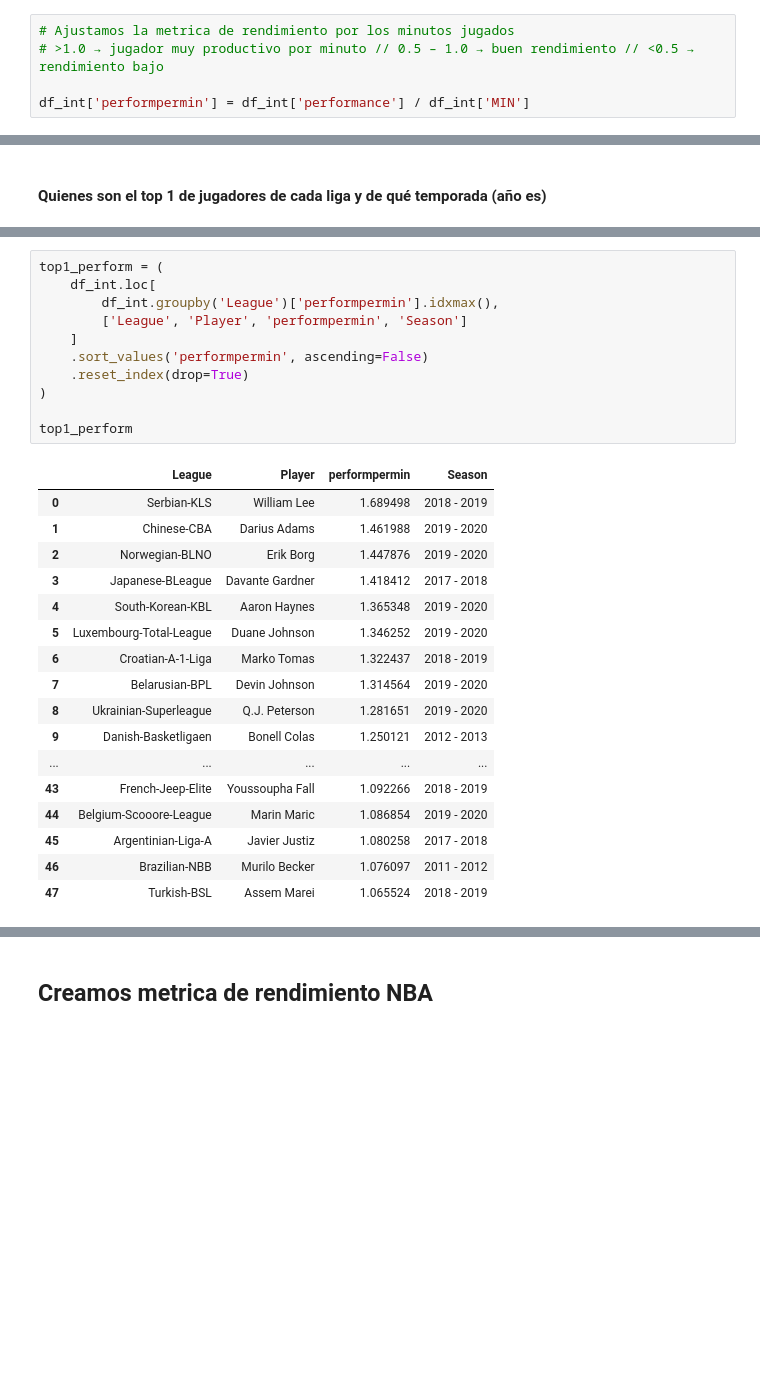
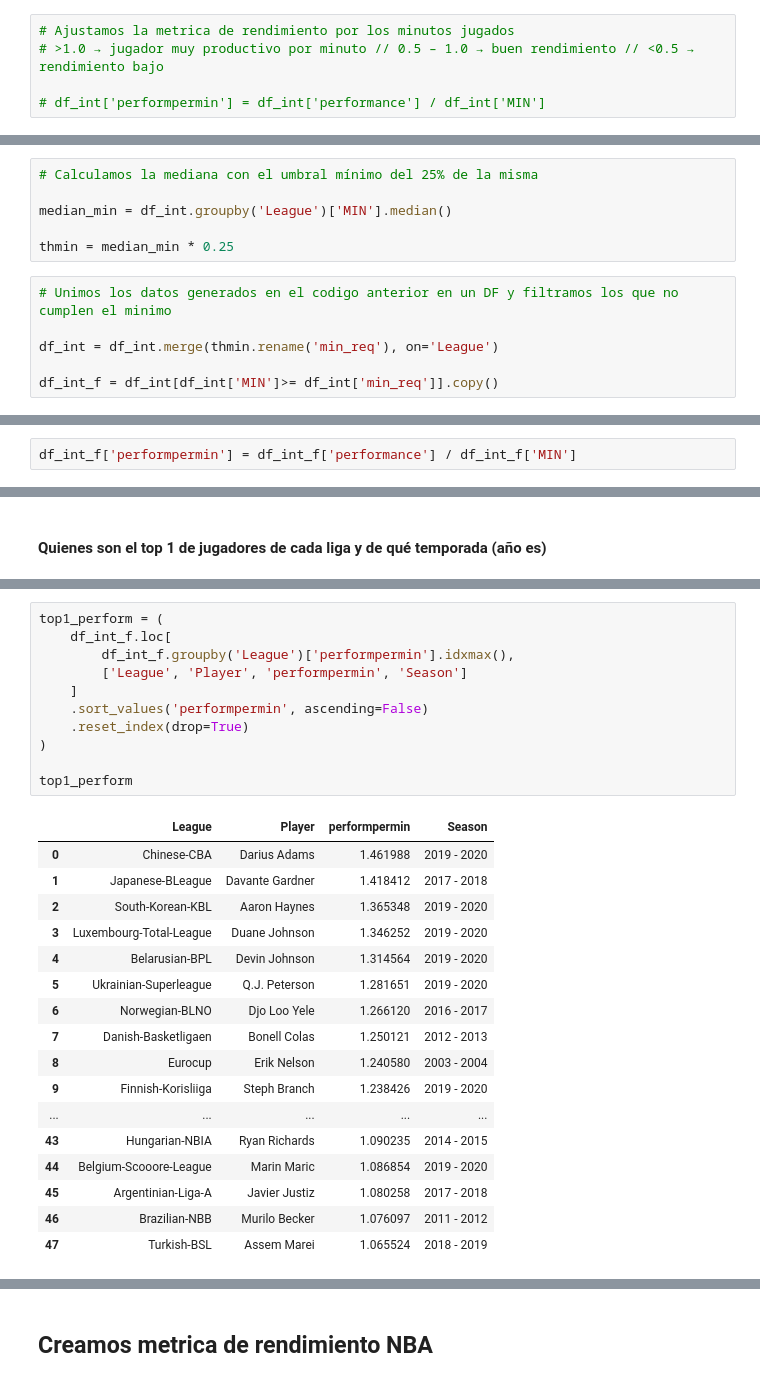
Before and after one commit to c0sh1/basketball_stats_analysis, a Jupyter notebook: Notebook/EDA.ipynb, the cells around one changed output, grey strips where cells are left out. Saved outputs shown, nothing was run; the diff lists cells and outputs as text; blank space fills up the shorter version.

```diff
--- a/Notebook/EDA.ipynb
+++ b/Notebook/EDA.ipynb
@@ -274,4 +274,4 @@ df_int['performance'] = df_int['PTS'] + df_int['REB'] + df_int['AST'] + df_int['
 # Ajustamos la metrica de rendimiento por los minutos jugados
 # >1.0 → jugador muy productivo por minuto // 0.5 – 1.0 → buen rendimiento // <0.5 → rendimiento bajo
 
-df_int['performpermin'] = df_int['performance'] / df_int['MIN']
+# df_int['performpermin'] = df_int['performance'] / df_int['MIN']
@@ -277,0 +280,12 @@ df_int['performpermin'] = df_int['performance'] / df_int['MIN']
+# %%
+# Calculamos la mediana con el umbral mínimo del 25% de la misma
+
+median_min = df_int.groupby('League')['MIN'].median()
+
+thmin = median_min * 0.25
+# %%
+# Unimos los datos generados en el codigo anterior en un DF y filtramos los que no cumplen el minimo
+
+df_int = df_int.merge(thmin.rename('min_req'), on='League')
+
+df_int_f = df_int[df_int['MIN']>= df_int['min_req']].copy()
@@ -278,3 +294,5 @@ df_int['performpermin'] = df_int['performance'] / df_int['MIN']
+# %%
+df_int_f['performpermin'] = df_int_f['performance'] / df_int_f['MIN']
 # %% [markdown]
 #### TOP 5 LIGAS
 # %%
@@ -349,28 +403,28 @@ plt.show()
 # %%
 top1_perform = (
-    df_int.loc[
-        df_int.groupby('League')['performpermin'].idxmax(),
+    df_int_f.loc[
+        df_int_f.groupby('League')['performpermin'].idxmax(),
         ['League', 'Player', 'performpermin', 'Season']
     ]
     .sort_values('performpermin', ascending=False)
     .reset_index(drop=True)
 )
 
 top1_perform
 # %% [output]
 |  | League | Player | performpermin | Season |
-| 0 | Serbian-KLS | William Lee | 1.689498 | 2018 - 2019 |
-| 1 | Chinese-CBA | Darius Adams | 1.461988 | 2019 - 2020 |
-| 2 | Norwegian-BLNO | Erik Borg | 1.447876 | 2019 - 2020 |
-| 3 | Japanese-BLeague | Davante Gardner | 1.418412 | 2017 - 2018 |
-| 4 | South-Korean-KBL | Aaron Haynes | 1.365348 | 2019 - 2020 |
-| 5 | Luxembourg-Total-League | Duane Johnson | 1.346252 | 2019 - 2020 |
-| 6 | Croatian-A-1-Liga | Marko Tomas | 1.322437 | 2018 - 2019 |
-| 7 | Belarusian-BPL | Devin Johnson | 1.314564 | 2019 - 2020 |
-| 8 | Ukrainian-Superleague | Q.J. Peterson | 1.281651 | 2019 - 2020 |
-| 9 | Danish-Basketligaen | Bonell Colas | 1.250121 | 2012 - 2013 |
+| 0 | Chinese-CBA | Darius Adams | 1.461988 | 2019 - 2020 |
+| 1 | Japanese-BLeague | Davante Gardner | 1.418412 | 2017 - 2018 |
+| 2 | South-Korean-KBL | Aaron Haynes | 1.365348 | 2019 - 2020 |
+| 3 | Luxembourg-Total-League | Duane Johnson | 1.346252 | 2019 - 2020 |
+| 4 | Belarusian-BPL | Devin Johnson | 1.314564 | 2019 - 2020 |
+| 5 | Ukrainian-Superleague | Q.J. Peterson | 1.281651 | 2019 - 2020 |
+| 6 | Norwegian-BLNO | Djo Loo Yele | 1.266120 | 2016 - 2017 |
+| 7 | Danish-Basketligaen | Bonell Colas | 1.250121 | 2012 - 2013 |
+| 8 | Eurocup | Erik Nelson | 1.240580 | 2003 - 2004 |
+| 9 | Finnish-Korisliiga | Steph Branch | 1.238426 | 2019 - 2020 |
 | ... | ... | ... | ... | ... |
-| 43 | French-Jeep-Elite | Youssoupha Fall | 1.092266 | 2018 - 2019 |
+| 43 | Hungarian-NBIA | Ryan Richards | 1.090235 | 2014 - 2015 |
 | 44 | Belgium-Scooore-League | Marin Maric | 1.086854 | 2019 - 2020 |
 | 45 | Argentinian-Liga-A | Javier Justiz | 1.080258 | 2017 - 2018 |
 | 46 | Brazilian-NBB | Murilo Becker | 1.076097 | 2011 - 2012 |
```
Also changed, not shown: parts of 10 cells of this notebook.
